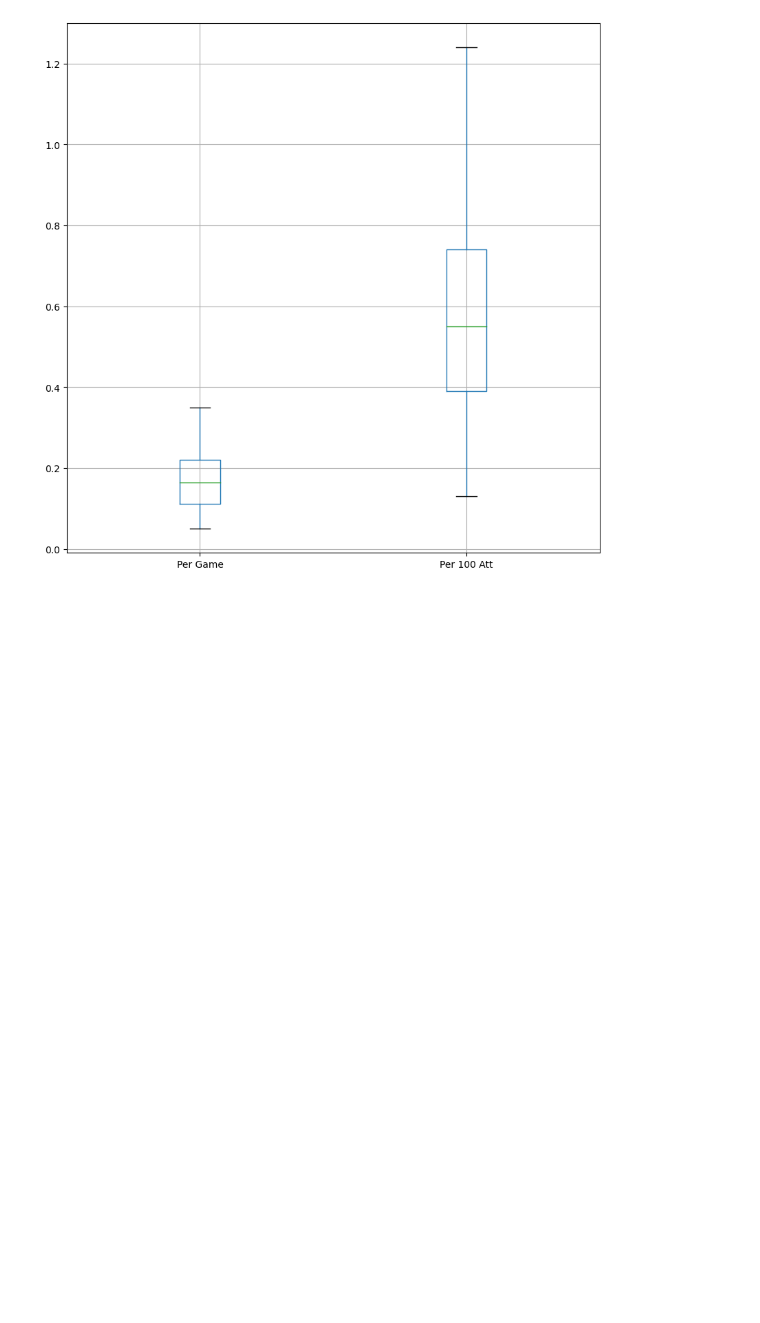
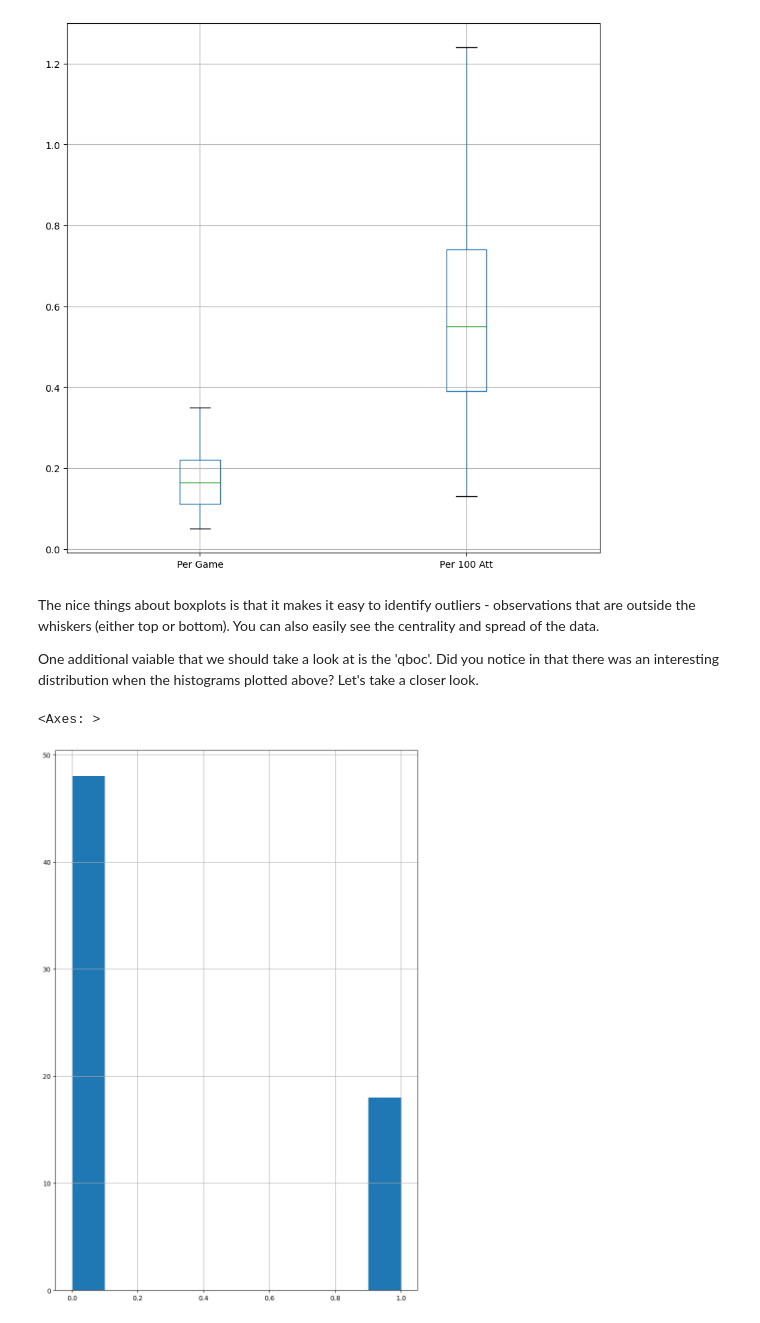
Before and after one commit to lareynolds/QB-EDA, a Jupyter notebook: Univariate_Analysis.ipynb, the cells around one changed output. Drawn from its saved outputs; the diff is of its cells as text; code cells hidden in the pictures; blank space fills up the shorter version.

```diff
--- a/Univariate_Analysis.ipynb
+++ b/Univariate_Analysis.ipynb
@@ -101,3 +101,12 @@ qbs.boxplot(column=['Per Game', 'Per 100 Att'], figsize=(10,10))
 # %% [output]
 <Axes: >
 [figure]
+# %% [markdown]
+The nice things about boxplots is that it makes it easy to identify outliers -  observations that are outside the whiskers (either top or bottom). You can also easily see the centrality and spread of the data.
+
+One additional vaiable that we should take a look at is the 'qboc'. Did you notice in that there was an interesting distribution when the histograms plotted above? Let's take a closer look.
+# %%
+qbs['qboc'].hist(figsize=(10, 15))
+# %% [output]
+<Axes: >
+[figure, added]
```
Also changed, not shown: parts of 3 cells of this notebook.
